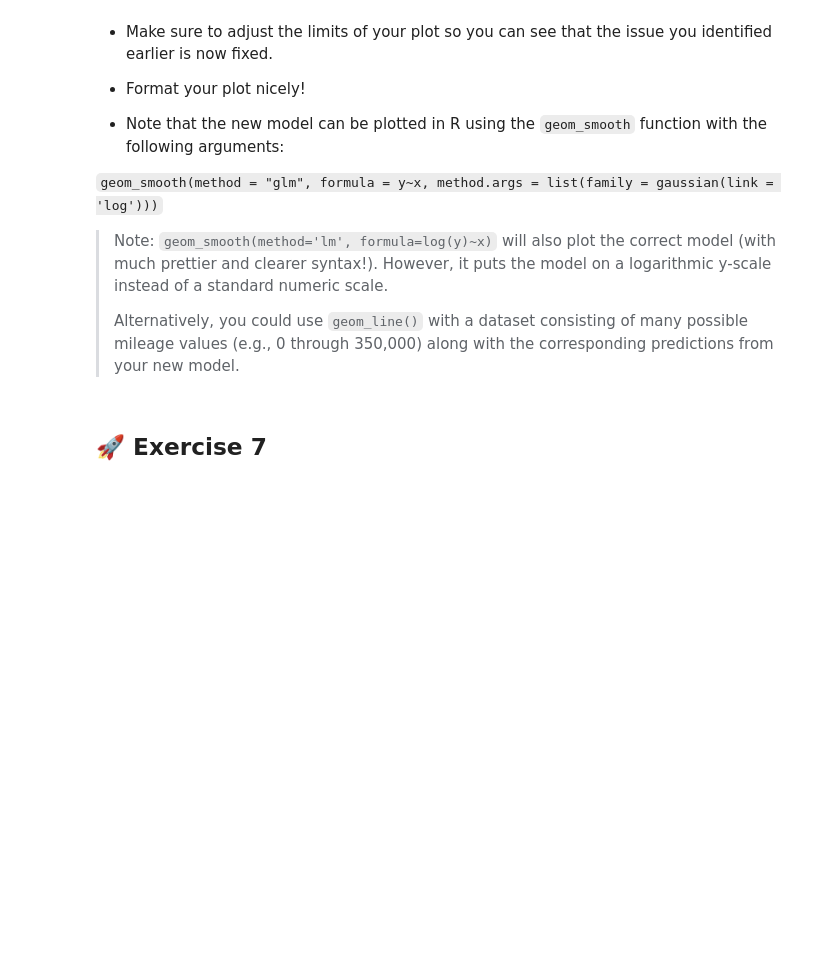
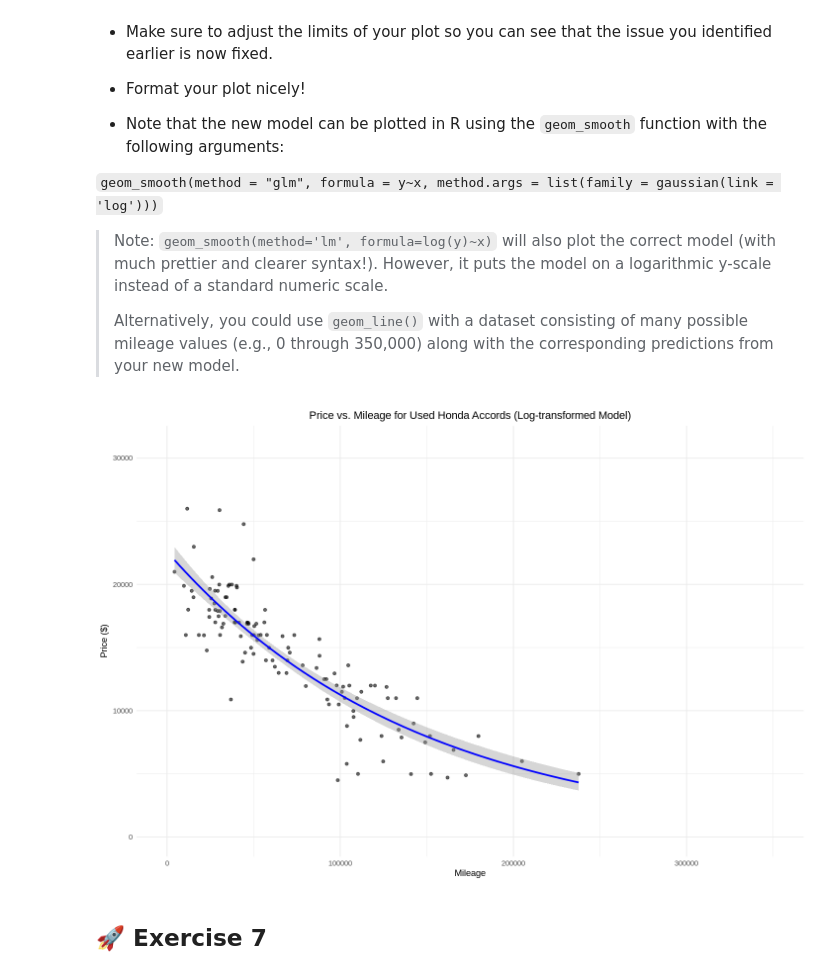
Before and after one commit to Hack-it-Rafi/30_Days_Learning_Challenge, a Jupyter notebook: hw4/linear-regression-exercises.ipynb, the cells around one changed output. Saved outputs shown, nothing was run; the diff lists cells and outputs as text; code cells hidden in the pictures; blank space fills up the shorter version.

```diff
--- a/hw4/linear-regression-exercises.ipynb
+++ b/hw4/linear-regression-exercises.ipynb
@@ -7,29 +5,3 @@
 # %% [markdown]
 ## ✅ Setup and data import
 In this lab, we'll explore correlation, simple regression, multiple regression, and confidence intervals with used car data from [Edmunds.com](https://edmunds.com). Our goal will be to predict the price of used cars using the features of each car.
-# %%
-# Load in additional functions
-library(tidyverse)
-library(lubridate)
-
-# Use three digits past the decimal point
-# Don't use scientific notation
-options(digits = 3, scipen=999)
-
-# Format plots with a white background and dark features.
-theme_set(theme_bw())
-
-# Increase the default text size of plots.
-# If you are *not* working in Google Colab, we recommend commenting
-# out this line of code.
-theme_update(text = element_text(size = 20))
-
-# Increase the default plot width and height.
-# If you are *not* working in Google Colab, we recommend commenting
-# out this line of code.
-options(repr.plot.width=12, repr.plot.height=8)
-
-cars = read_tsv("https://jdgrossman.com/assets/used-cars.tsv")
-
-# peek at 10 random rows
-sample_n(cars, 10)
@@ -271,3 +250,22 @@ a scatter plot, and include a regression line with the corresponding confidence
+# %%
+
+library(ggplot2)
+
+# Create the scatter plot with the log-transformed regression line and confidence bands
+ggplot(accords, aes(x = mileage, y = price)) +
+  geom_point(alpha = 0.6) + # Scatter plot of the data points
+  # Use glm with log link for the regression line on the original scale
+  geom_smooth(method = "glm", formula = y~x, method.args = list(family = gaussian(link = 'log')), se = TRUE, color = "blue") +
+  labs(title = "Price vs. Mileage for Used Honda Accords (Log-transformed Model)",
+       x = "Mileage",
+       y = "Price ($)") +
+  # Adjust limits to clearly show positive predictions and the range of interest
+  ylim(0, max(accords$price, na.rm = TRUE) + 5000) + # Ensure y-axis starts at 0 and goes slightly above max price
+  xlim(0, 350000) + # Extend x-axis beyond 300,000 miles
+  theme_minimal() + # Nicer theme
+  theme(plot.title = element_text(hjust = 0.5)) # Center the title
+# %% [output]
+[figure, added]
 # %% [markdown]
 ## 🚀 Exercise 7
 # %% [markdown]
```
Also changed, not shown: parts of 19 cells of this notebook.
